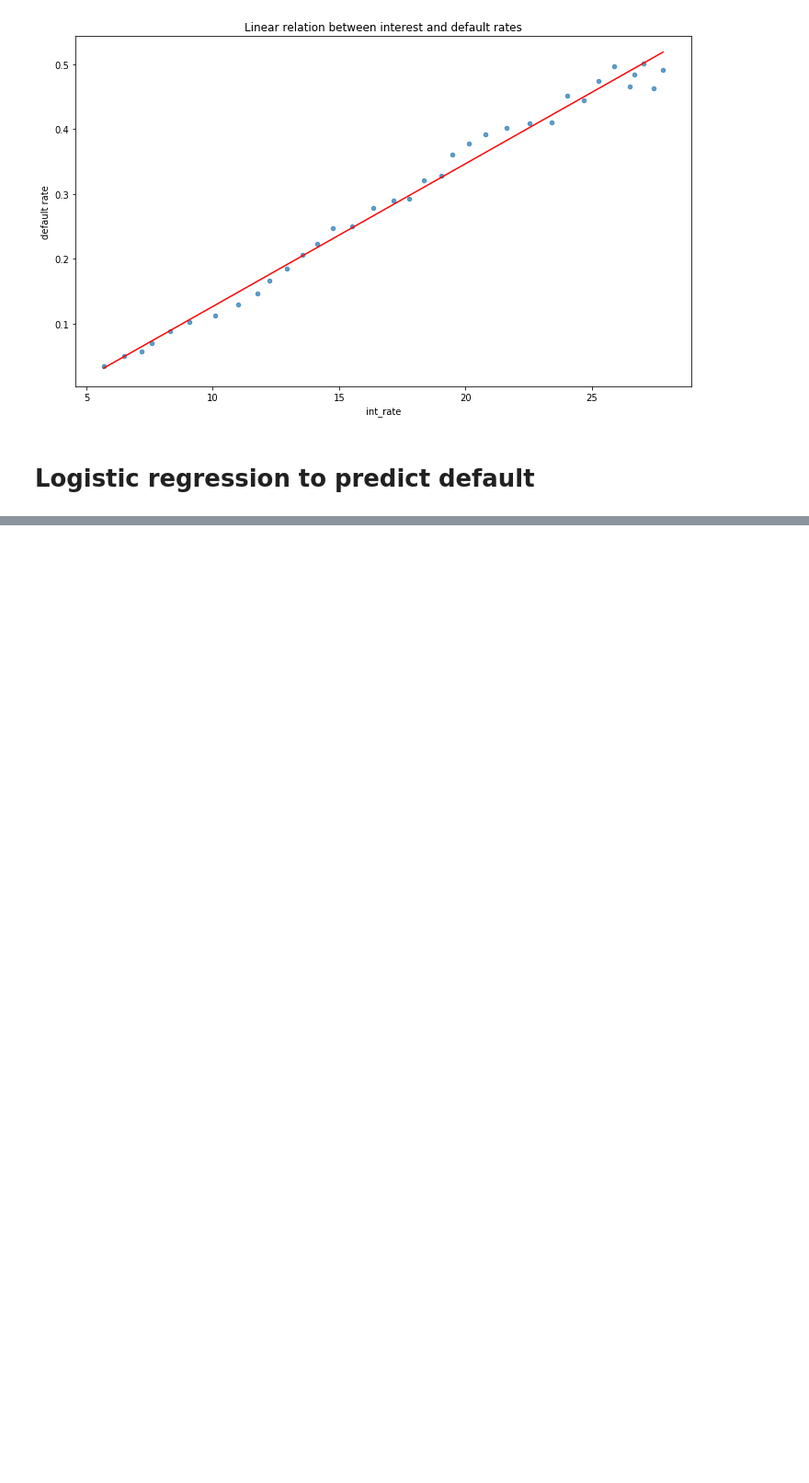
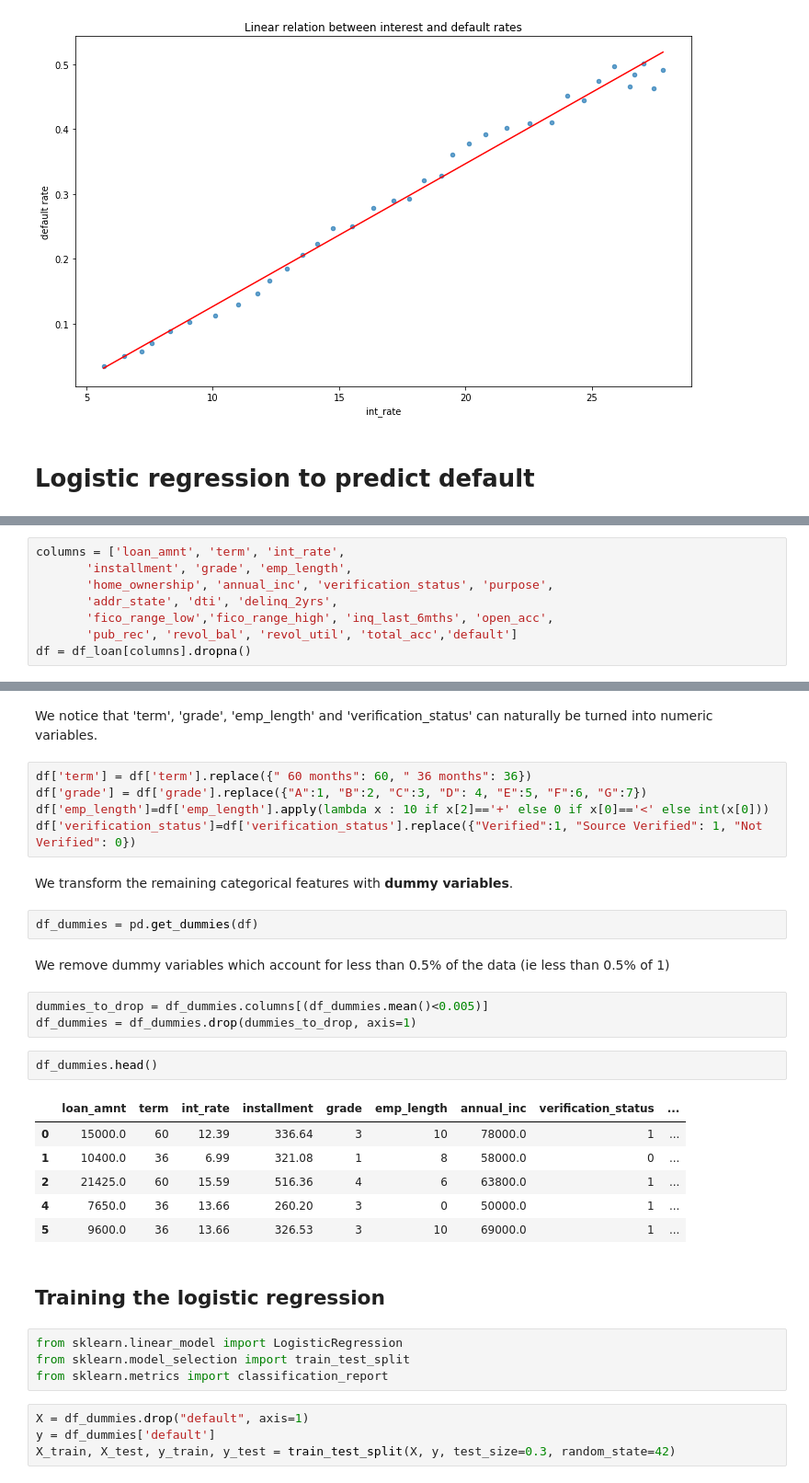
Before and after one commit to Tim3128/Credit_Risk, a Jupyter notebook: Lending_Club.ipynb, the cells around one changed output, grey strips where cells are left out. Shown at 92% size. Saved outputs shown, nothing was run; the diff lists cells and outputs as text; blank space fills up the shorter version.

Commit message:
Logistic Regression

```diff
--- a/Lending_Club.ipynb
+++ b/Lending_Club.ipynb
@@ -172,0 +169,8 @@ plt.title("Linear relation between interest and default rates");
+# %%
+columns = ['loan_amnt', 'term', 'int_rate',
+       'installment', 'grade', 'emp_length',
+       'home_ownership', 'annual_inc', 'verification_status', 'purpose',
+       'addr_state', 'dti', 'delinq_2yrs',
+       'fico_range_low','fico_range_high', 'inq_last_6mths', 'open_acc',
+       'pub_rec', 'revol_bal', 'revol_util', 'total_acc','default']
+df = df_loan[columns].dropna()
@@ -172,0 +210,35 @@ plt.title("Linear relation between interest and default rates");
+# %% [markdown]
+We notice that 'term', 'grade', 'emp_length' and 'verification_status' can naturally be turned into numeric variables.
+# %%
+df['term'] = df['term'].replace({" 60 months": 60, " 36 months": 36})
+df['grade'] = df['grade'].replace({"A":1, "B":2, "C":3, "D": 4, "E":5, "F":6, "G":7})
+df['emp_length']=df['emp_length'].apply(lambda x : 10 if x[2]=='+' else 0 if x[0]=='<' else int(x[0]))
+df['verification_status']=df['verification_status'].replace({"Verified":1, "Source Verified": 1, "Not Verified": 0})
+# %% [markdown]
+We transform the remaining categorical features with __dummy variables__.
+# %%
+df_dummies = pd.get_dummies(df)
+# %% [markdown]
+We remove dummy variables which account for less than 0.5% of the data (ie less than 0.5% of 1)
+# %%
+dummies_to_drop = df_dummies.columns[(df_dummies.mean()<0.005)]
+df_dummies = df_dummies.drop(dummies_to_drop, axis=1)
+# %%
+df_dummies.head()
+# %% [output]
+|  | loan_amnt | term | int_rate | installment | grade | emp_length | annual_inc | verification_status | ... |
+| 0 | 15000.0 | 60 | 12.39 | 336.64 | 3 | 10 | 78000.0 | 1 | ... |
+| 1 | 10400.0 | 36 | 6.99 | 321.08 | 1 | 8 | 58000.0 | 0 | ... |
+| 2 | 21425.0 | 60 | 15.59 | 516.36 | 4 | 6 | 63800.0 | 1 | ... |
+| 4 | 7650.0 | 36 | 13.66 | 260.20 | 3 | 0 | 50000.0 | 1 | ... |
+| 5 | 9600.0 | 36 | 13.66 | 326.53 | 3 | 10 | 69000.0 | 1 | ... |
+# %% [markdown]
+## Training the logistic regression
+# %%
+from sklearn.linear_model import LogisticRegression
+from sklearn.model_selection import train_test_split
+from sklearn.metrics import classification_report
+# %%
+X = df_dummies.drop("default", axis=1)
+y = df_dummies['default']
+X_train, X_test, y_train, y_test = train_test_split(X, y, test_size=0.3, random_state=42)
```
Also changed, not shown: parts of 33 cells of this notebook.
